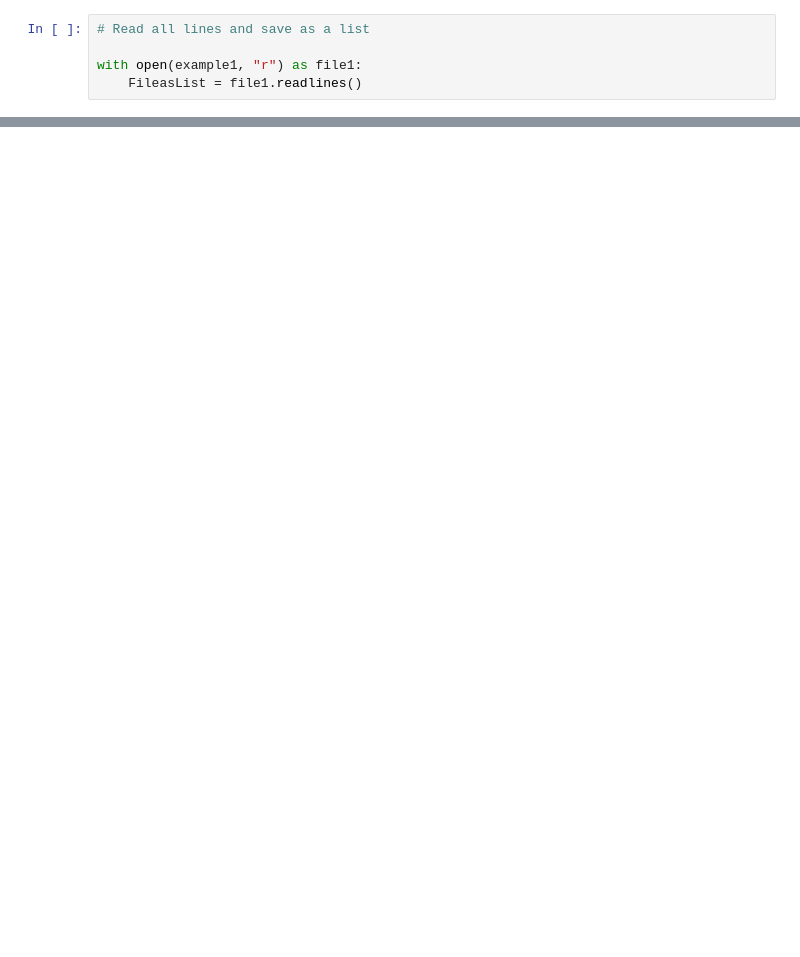
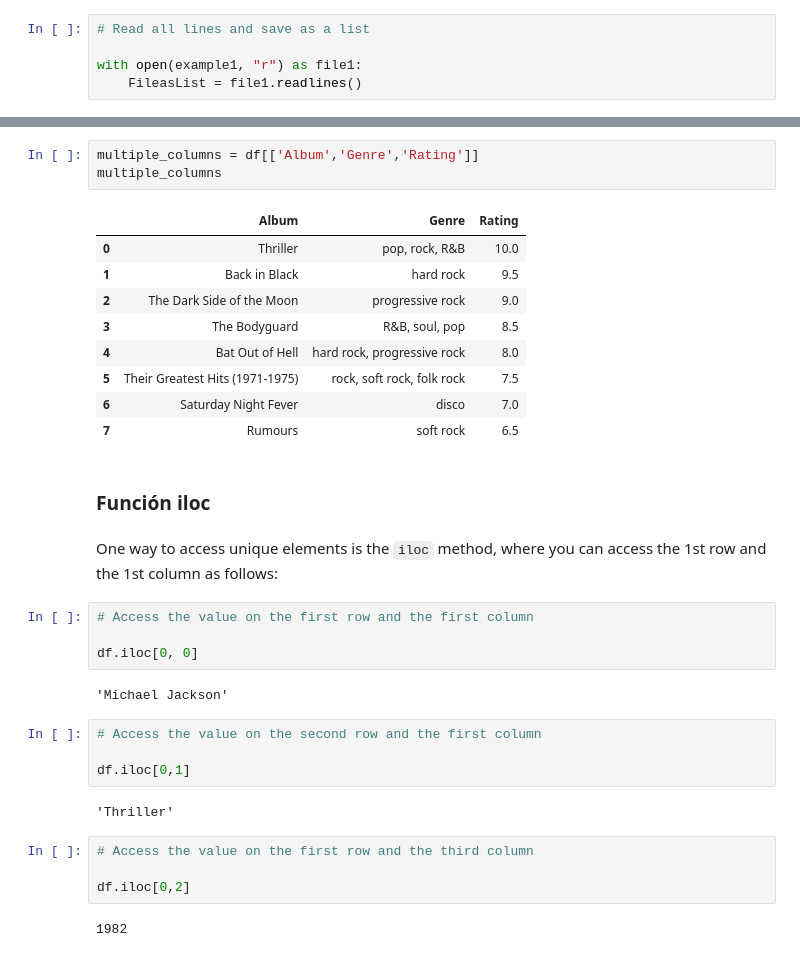
Before and after one commit to PosgradoMNA/actividades-de-aprendizaje-jeesperon, a Jupyter notebook: Act1_Sem2.ipynb, the cells around one changed output, grey strips where cells are left out. Drawn from its saved outputs; the diff is of its cells as text; blank space fills up the shorter version.

```diff
--- a/Act1_Sem2.ipynb
+++ b/Act1_Sem2.ipynb
@@ -146,0 +440,35 @@ FileasList[2]
+# %%
+multiple_columns = df[['Album','Genre','Rating']]
+multiple_columns
+# %% [output]
+|  | Album | Genre | Rating |
+| 0 | Thriller | pop, rock, R&B | 10.0 |
+| 1 | Back in Black | hard rock | 9.5 |
+| 2 | The Dark Side of the Moon | progressive rock | 9.0 |
+| 3 | The Bodyguard | R&B, soul, pop | 8.5 |
+| 4 | Bat Out of Hell | hard rock, progressive rock | 8.0 |
+| 5 | Their Greatest Hits (1971-1975) | rock, soft rock, folk rock | 7.5 |
+| 6 | Saturday Night Fever | disco | 7.0 |
+| 7 | Rumours | soft rock | 6.5 |
+# %% [markdown]
+### Función iloc
+# %% [markdown]
+One way to access unique elements is the <code>iloc</code> method, where you can access the 1st row and the 1st column as follows:
+# %%
+# Access the value on the first row and the first column
+
+df.iloc[0, 0]
+# %% [output]
+'Michael Jackson'
+# %%
+# Access the value on the second row and the first column
+
+df.iloc[0,1]
+# %% [output]
+'Thriller'
+# %%
+# Access the value on the first row and the third column
+
+df.iloc[0,2]
+# %% [output]
+1982
```
Also changed, not shown: parts of 93 cells of this notebook.
